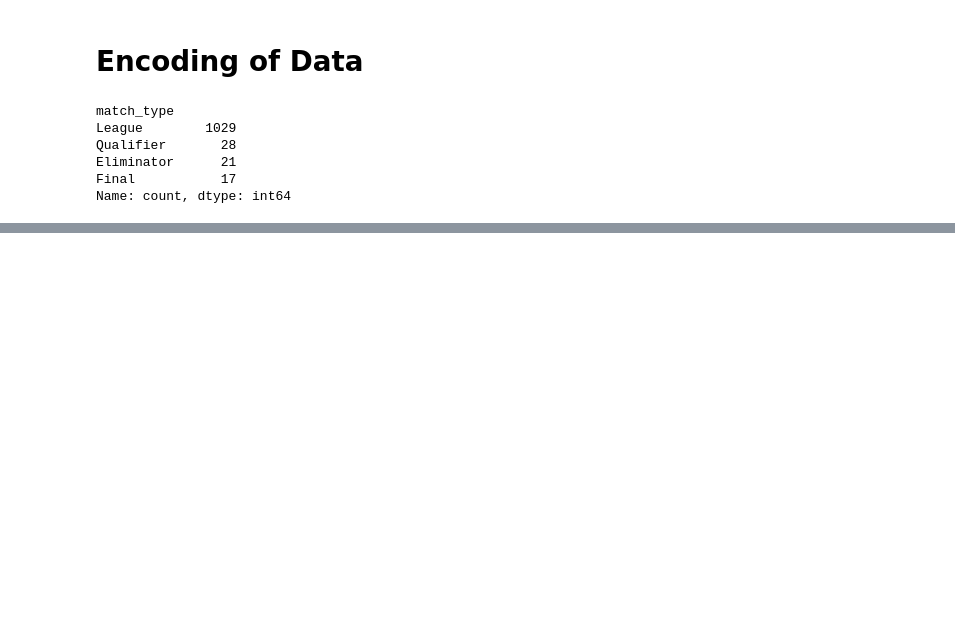
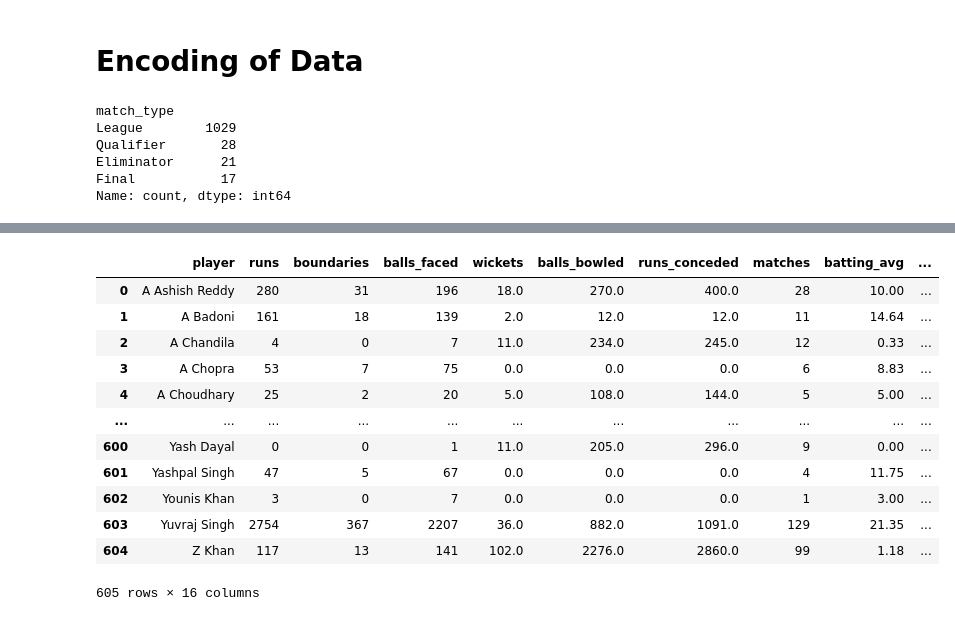
Before and after one commit to prititaliya/IPL-ML, a Jupyter notebook: ipl.ipynb, the cells around one changed output, grey strips where cells are left out. Cells and saved outputs as stored; diff of their text form; code cells hidden in the pictures; blank space fills up the shorter version.

```diff
--- a/ipl.ipynb
+++ b/ipl.ipynb
@@ -201,0 +226,18 @@ columnTransformer=ColumnTransformer([('match_type',match_type_encoder,['match_ty
+# %%
+players=pd.read_csv('IPL Player Stat.csv')
+# %%
+players
+# %% [output]
+|  | player | runs | boundaries | balls_faced | wickets | balls_bowled | runs_conceded | matches | batting_avg | ... |
+| 0 | A Ashish Reddy | 280 | 31 | 196 | 18.0 | 270.0 | 400.0 | 28 | 10.00 | ... |
+| 1 | A Badoni | 161 | 18 | 139 | 2.0 | 12.0 | 12.0 | 11 | 14.64 | ... |
+| 2 | A Chandila | 4 | 0 | 7 | 11.0 | 234.0 | 245.0 | 12 | 0.33 | ... |
+| 3 | A Chopra | 53 | 7 | 75 | 0.0 | 0.0 | 0.0 | 6 | 8.83 | ... |
+| 4 | A Choudhary | 25 | 2 | 20 | 5.0 | 108.0 | 144.0 | 5 | 5.00 | ... |
+| ... | ... | ... | ... | ... | ... | ... | ... | ... | ... | ... |
+| 600 | Yash Dayal | 0 | 0 | 1 | 11.0 | 205.0 | 296.0 | 9 | 0.00 | ... |
+| 601 | Yashpal Singh | 47 | 5 | 67 | 0.0 | 0.0 | 0.0 | 4 | 11.75 | ... |
+| 602 | Younis Khan | 3 | 0 | 7 | 0.0 | 0.0 | 0.0 | 1 | 3.00 | ... |
+| 603 | Yuvraj Singh | 2754 | 367 | 2207 | 36.0 | 882.0 | 1091.0 | 129 | 21.35 | ... |
+| 604 | Z Khan | 117 | 13 | 141 | 102.0 | 2276.0 | 2860.0 | 99 | 1.18 | ... |
+605 rows × 16 columns
```
Also changed, not shown: parts of 13 cells of this notebook, 2 other files.
